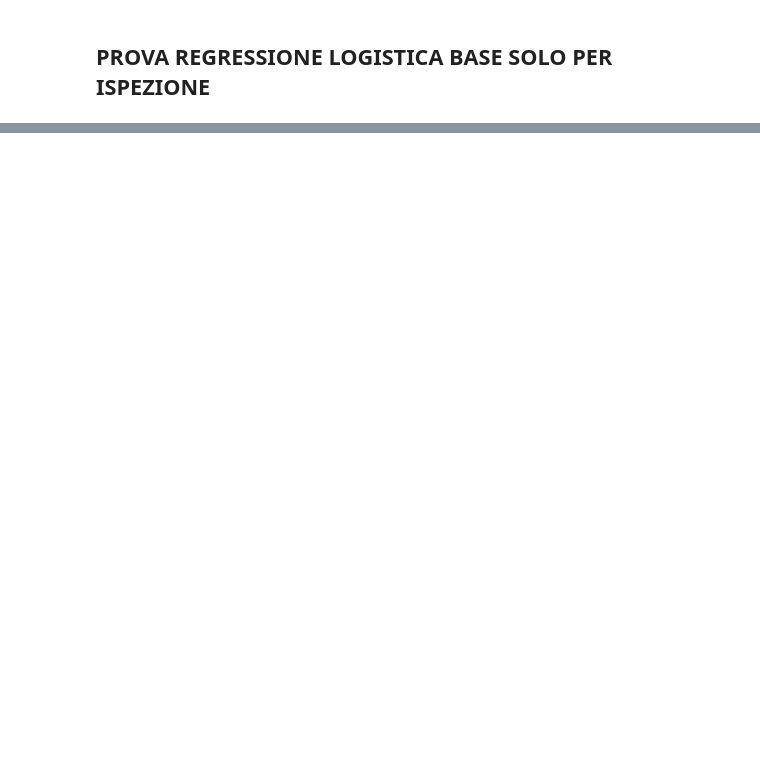
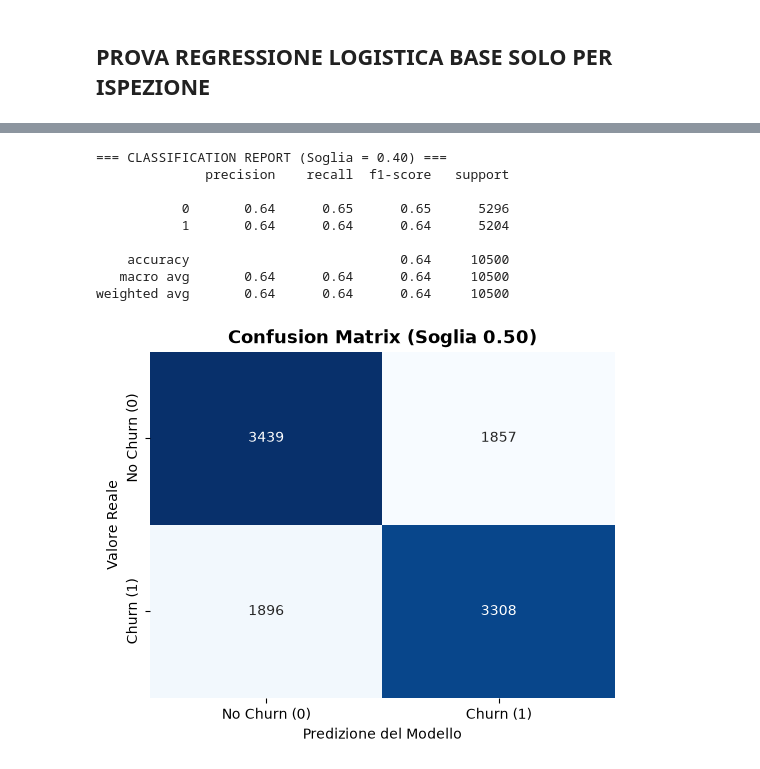
Before and after one commit to meddesara98-ctrl/SDG_Project, a Jupyter notebook: notebook.ipynb, the cells around one changed output, grey strips where cells are left out. Cells and saved outputs as stored; diff of their text form; code cells hidden in the pictures; blank space fills up the shorter version.

Commit message:
Final version- XGBoost final model

```diff
--- a/notebook.ipynb
+++ b/notebook.ipynb
@@ -7,5 +3,4 @@
 # %%
-# Import delle librerie principali
 import pandas as pd
 import numpy as np
 import matplotlib.pyplot as plt
@@ -13,8 +8,8 @@ import seaborn as sns
 
 # Caricamento dei dataset
 # Nota: dataset.csv utilizza ';' come separatore e ',' come separatore decimale per i valori numerici
-df = pd.read_csv('dataset/dataset.csv', sep=';', decimal=',')
-data_desc = pd.read_csv('dataset/data_descriptions.csv', sep=';')
+df = pd.read_csv('data/dataset.csv', sep=';', decimal=',')
+data_desc = pd.read_csv('data/data_descriptions.csv', sep=';')
 
 print("Dataset caricati con successo!")
 # %% [output]
@@ -60,15 +54,8 @@ cat_summary = pd.DataFrame({
     'n_missing': [df[c].isna().sum() for c in cat_cols]
 }).sort_values('n_categorie', ascending=False).reset_index(drop=True)
 
-print(f"--- Numero di categorie per ciascuna delle {len(cat_cols)} colonne categoriche ---")
-display(cat_summary)
-
-for c in cat_cols:
-    n = df[c].nunique(dropna=True)
-    if n <= 15:  # mostra i valori solo se sono "gestibili"
-        print(f"{c} ({n} categorie): {sorted(df[c].dropna().unique().tolist())}")
-    else:
-        print(f"{c} ({n} categorie): troppe per l'elenco, es. {df[c].dropna().unique()[:5].tolist()}...")
+# print(f"--- Numero di categorie per ciascuna delle {len(cat_cols)} colonne categoriche ---")
+# display(cat_summary)
 # %% [markdown]
 ### 2. Distribuzione della Colonna Target "churn"
 Analizziamo la distribuzione della variabile target `churn` sia in termini di frequenza assoluta che percentuale, per verificare il bilanciamento delle classi (presenza di eventuale class imbalance).
@@ -1440,0 +748,42 @@ display(df_coef[['Feature', 'Coefficient (Log-Odds)']].head(10))
+# %%
+# customizzo la soglia
+from sklearn.metrics import classification_report, confusion_matrix
+
+# 1. Calcoliamo le probabilità anziché le predizioni dirette
+y_probs = best_xgb.predict_proba(X_val_xgb)[:, 1]
+
+# 2. Applichiamo la nuova soglia a 0.40
+y_pred_04 = (y_probs >= 0.5).astype(int)
+
+# 3. Report delle metriche
+print("=== CLASSIFICATION REPORT (Soglia = 0.40) ===")
+print(classification_report(y_val, y_pred_04))
+
+# 4. Matrice di confusione comparativa
+cm_04 = confusion_matrix(y_val, y_pred_04)
+
+plt.figure(figsize=(6, 4.5))
+sns.heatmap(
+    cm_04,
+    annot=True,
+    fmt='d',
+    cmap='Blues',
+    cbar=False,
+    xticklabels=['No Churn (0)', 'Churn (1)'],
+    yticklabels=['No Churn (0)', 'Churn (1)']
+)
+plt.title('Confusion Matrix (Soglia 0.50)', fontsize=13, fontweight='bold')
+plt.xlabel('Predizione del Modello')
+plt.ylabel('Valore Reale')
+plt.show()
+# %% [output]
+=== CLASSIFICATION REPORT (Soglia = 0.40) ===
+              precision    recall  f1-score   support
+
+           0       0.64      0.65      0.65      5296
+           1       0.64      0.64      0.64      5204
+
+    accuracy                           0.64     10500
+   macro avg       0.64      0.64      0.64     10500
+weighted avg       0.64      0.64      0.64     10500
+[figure, added]
```
Also changed, not shown: parts of 57 cells of this notebook, 8 other files.
